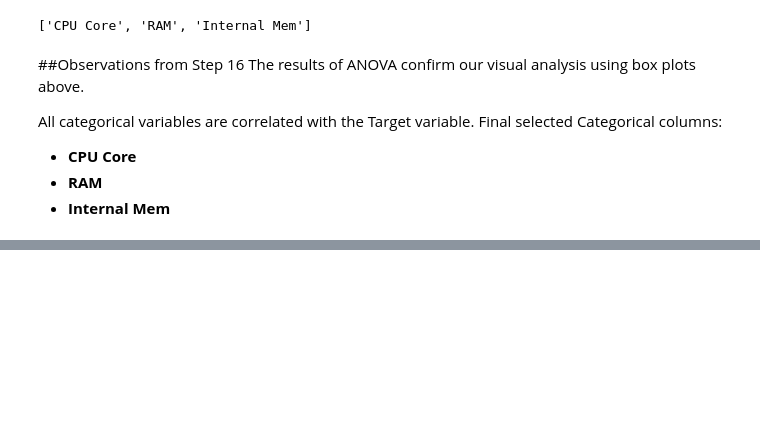
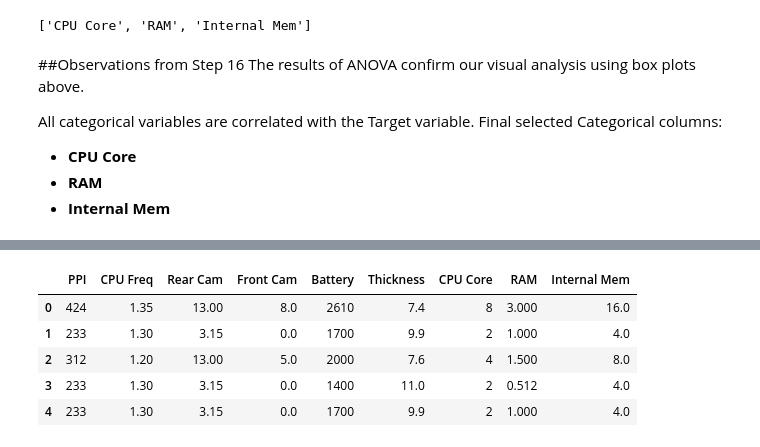
Before and after one commit to AdrianP03/ST1Capstone, a Jupyter notebook: ST1Capstone.ipynb, the cells around one changed output, grey strips where cells are left out. Saved outputs shown, nothing was run; the diff lists cells and outputs as text; code cells hidden in the pictures; blank space fills up the shorter version.

```diff
--- a/ST1Capstone.ipynb
+++ b/ST1Capstone.ipynb
@@ -502,0 +516,13 @@ Final selected Categorical columns:
+# %%
+SelectedColumns=['PPI','CPU Freq','Rear Cam','Front Cam','Battery','Thickness','CPU Core','RAM','Internal Mem']
+
+# Selecting final columns
+DataForML=CellphoneData[SelectedColumns]
+DataForML.head()
+# %% [output]
+|  | PPI | CPU Freq | Rear Cam | Front Cam | Battery | Thickness | CPU Core | RAM | Internal Mem |
+| 0 | 424 | 1.35 | 13.00 | 8.0 | 2610 | 7.4 | 8 | 3.000 | 16.0 |
+| 1 | 233 | 1.30 | 3.15 | 0.0 | 1700 | 9.9 | 2 | 1.000 | 4.0 |
+| 2 | 312 | 1.20 | 13.00 | 5.0 | 2000 | 7.6 | 4 | 1.500 | 8.0 |
+| 3 | 233 | 1.30 | 3.15 | 0.0 | 1400 | 11.0 | 2 | 0.512 | 4.0 |
+| 4 | 233 | 1.30 | 3.15 | 0.0 | 1700 | 9.9 | 2 | 1.000 | 4.0 |
```
Also changed, not shown: parts of 2 cells of this notebook.
